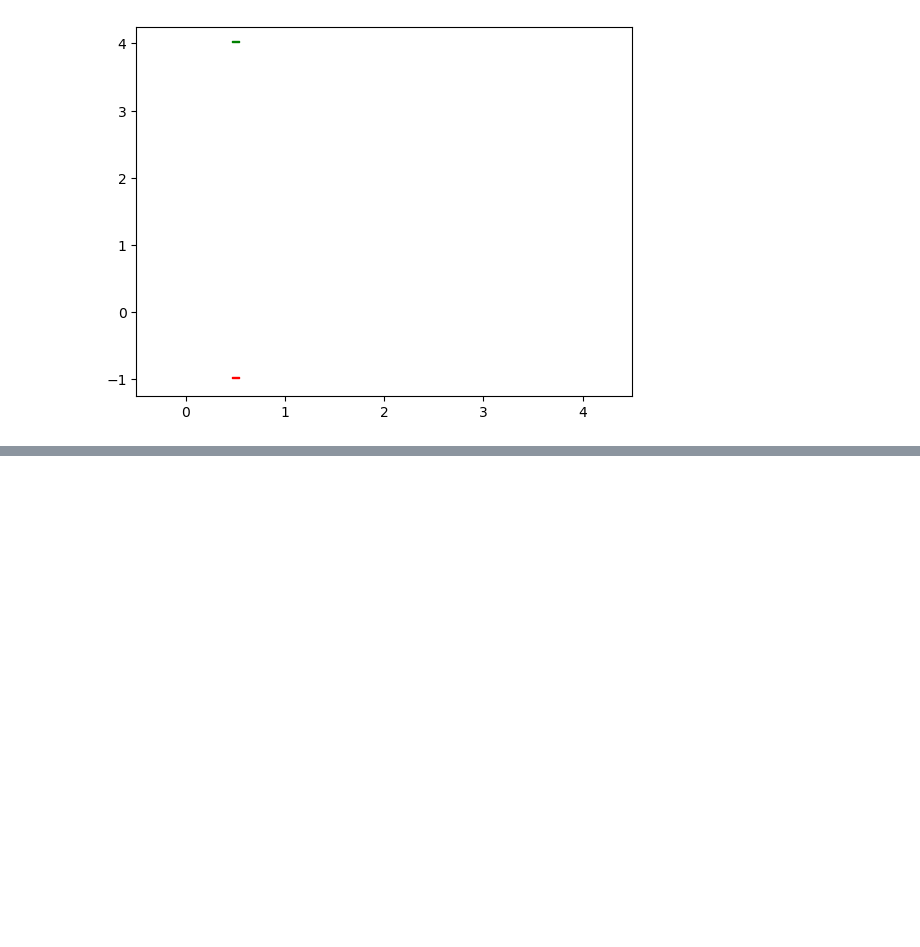
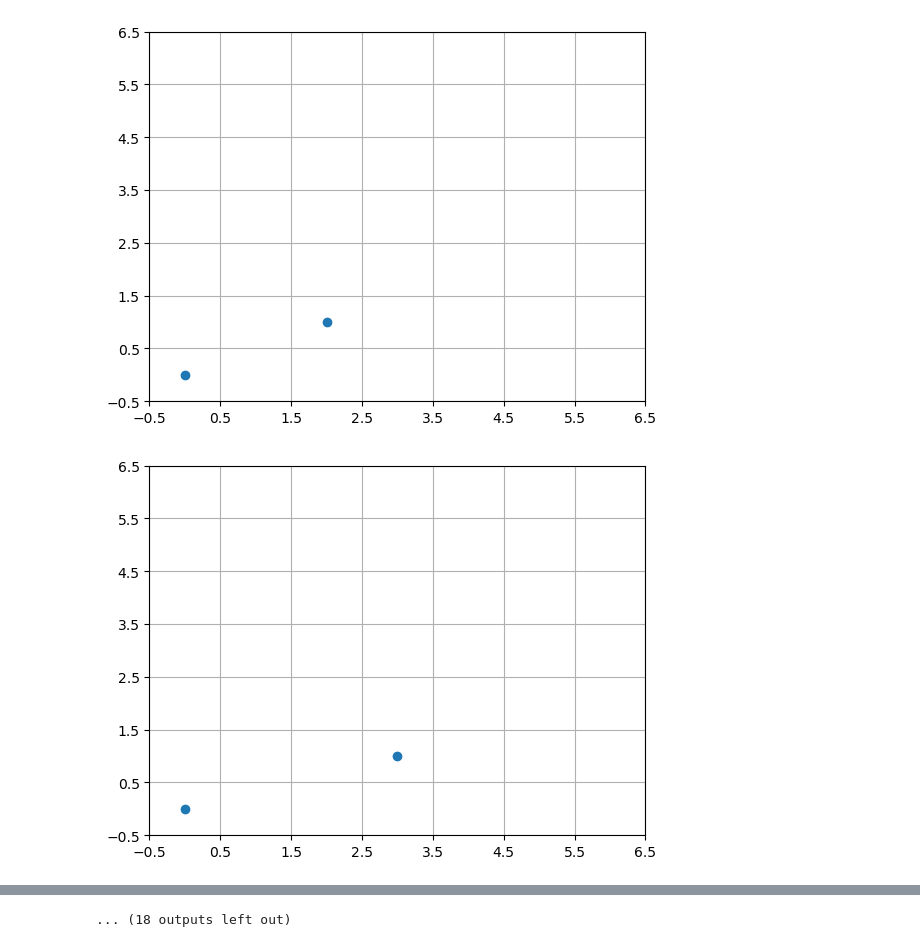
Before and after one commit to keithreid-sfw/NQLL_flawed, a Jupyter notebook: NQLL.ipynb, the cells around one changed output, grey strips where cells are left out. Drawn from its saved outputs; the diff is of its cells as text; code cells hidden in the pictures; blank space fills up the shorter version.

```diff
--- a/NQLL.ipynb
+++ b/NQLL.ipynb
@@ -12,51 +12,92 @@ import matplotlib.pyplot as plt
 
 class Config:
     def __init__(self, n):
-        self.n = n
+        self.n = 7
 
 class Node:
     def __init__(self, x, y, prev, succ, flavour):
         self.x          = x
         self.y          = y
         self.prev       = prev
         self.succ       = succ
         self.flavour    = flavour
 
 def get_n():
     n = 4
     return n
 
 def get_config():
     n      = get_n()
     config = Config(n)
     return config
 
 def init_dyad():
     config   = get_config()
     n        = config.n
-    # name     type  x    y   prev   succ   flav
-    alpha    = Node(0.5, -1, 'before',  None,   'A')
-    omega    = Node(0.5,  n,  None,   'after',  'O')
+    # name     type  x    y    prev      succ   flav
+    alpha    = Node(0.5, -1,  'before',  None,   'A')
+    omega    = Node(0.5,  n+1,  None,   'after', 'O')
     alpha.succ = omega
     omega.prev = alpha
     dyad       = [alpha, omega]
     return dyad
 
-def draw(nodes):
-    config = get_config()
-    n      = config.n
-    xs = [n.x for n in nodes if n.flavour=='A']
-    ys = [n.y for n in nodes if n.flavour=='A']
-    plt.scatter(xs, ys, c='red', marker="$-$")
-    xs = [n.x for n in nodes if n.flavour=='O']
-    ys = [n.y for n in nodes if n.flavour=='O']
-    plt.scatter(xs, ys, c='green', marker="$-$")
-    plt.xlim([-0.5, n+0.5])
+def read_node_path(this_node):
+    path           = []
+    this_node_xy   = [this_node.x, this_node.y]
+    path.append(this_node_xy)
+    while this_node.succ != 'after':
+        next_node = this_node.succ
+        next_x    = next_node.x
+        next_y    = next_node.y
+        next_xy   = [next_x, next_y]
+        path.append(next_xy)
+        this_node = next_node
+    return path
+
+def draw(path):
+    fig = plt.figure()
+    plt.xlim(-0.5, config.n-0.5)
+    plt.ylim(-0.5, config.n-0.5)
+    ax = fig.gca()
+    ax.set_xticks(np.arange(-0.5, config.n+0.5, 1))
+    ax.set_yticks(np.arange(-0.5, config.n+0.5, 1))
+    plt.scatter([p[0] for p in path],[p[1] for p in path])
+    plt.grid()
     plt.show()
 
 if __name__=="__main__":
     config       = get_config()
-    dyad         = init_alpha_omega()
-    draw(dyad)
+    dyad         = init_dyad()
+    alpha        = dyad[0]
+    omega        = dyad[1]
+
+    path         = read_node_path(alpha)
+    banned_xs    = [node[0] for node in path if isinstance(node[0], int)]
+    banned_xs.append(alpha.x-1)
+    banned_xs.append(alpha.x+1)
+
+    betas        = [Node(some_x, alpha.y + 1,
+                         alpha, omega, 'Q') for some_x in range(0, config.n) if some_x not in banned_xs]
+
+    for beta in betas:
+
+        alpha.succ   = beta
+        omega.prev   = beta
+        path         = read_node_path(alpha)
+
+        banned_xs    = [node[0] for node in path if isinstance(node[0], int)]
+        banned_xs.append(beta.x-1)
+        banned_xs.append(beta.x+1)
+        gammas       = [Node(some_x, beta.y+1, beta, omega, 'Q') for some_x in range(0, config.n) if some_x not in banned_xs]
+
+        for gamma in gammas:
+
+            beta.succ  = gamma
+            omega.prev = gamma
+            path       = read_node_path(alpha)
+
+            draw(path)
 # %% [output]
-[figure, old version]
+[figure, new version]
+[figure, added]
@@ -62,0 +114 @@ if __name__=="__main__":
+... (18 outputs left out)
```
Also changed, not shown: parts of 4 cells of this notebook.
